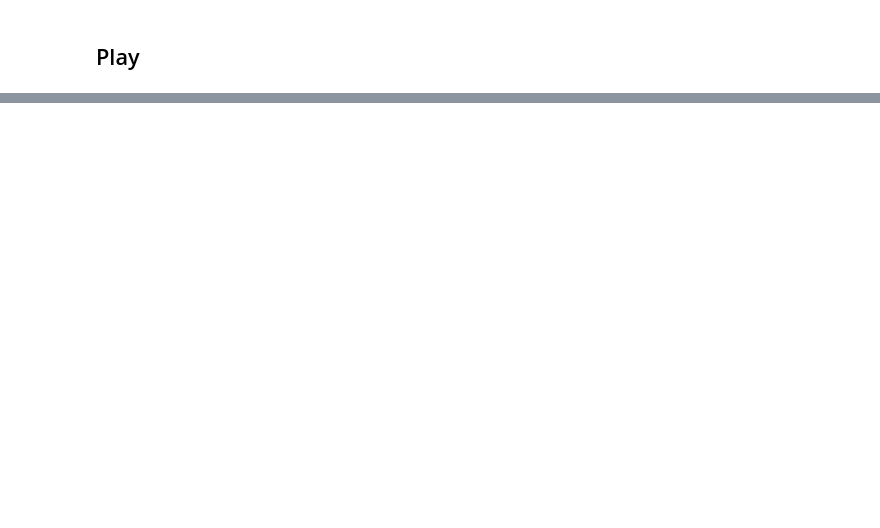
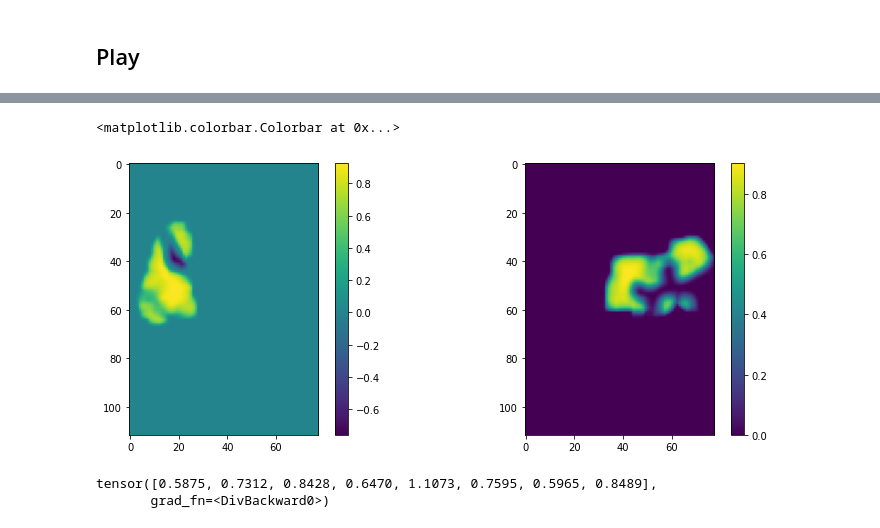
Before and after one commit to pyushkevich/pwreg, a Jupyter notebook: notebooks/test_pwreg.ipynb, the cells around one changed output, grey strips where cells are left out. Saved outputs shown, nothing was run; the diff lists cells and outputs as text; code cells hidden in the pictures; blank space fills up the shorter version.

```diff
--- a/notebooks/test_pwreg.ipynb
+++ b/notebooks/test_pwreg.ipynb
@@ -76,0 +68,14 @@ tensor([[[ 0.9211, -0.3894,  0.1000],
+# %%
+ncc_obj = pwreg.ChunkNCC(8, 2)
+ncc_test = ncc_obj.ncc_maps(I,J,M)
+fig, (ax1, ax2) = plt.subplots(figsize=(13, 5), ncols=2)
+fig.colorbar(ax1.imshow(ncc_test[1,:,:].detach()), ax=ax1)
+fig.colorbar(ax2.imshow(ncc_test[3,:,:].detach()), ax=ax2)
+# %% [output]
+<matplotlib.colorbar.Colorbar at 0x...>
+[figure, added]
+# %%
+ncc_obj(I,J,M)
+# %% [output]
+tensor([0.5875, 0.7312, 0.8428, 0.6470, 1.1073, 0.7595, 0.5965, 0.8489],
+       grad_fn=<DivBackward0>)
```
Also changed, not shown: parts of 24 cells of this notebook, 6 other files.
